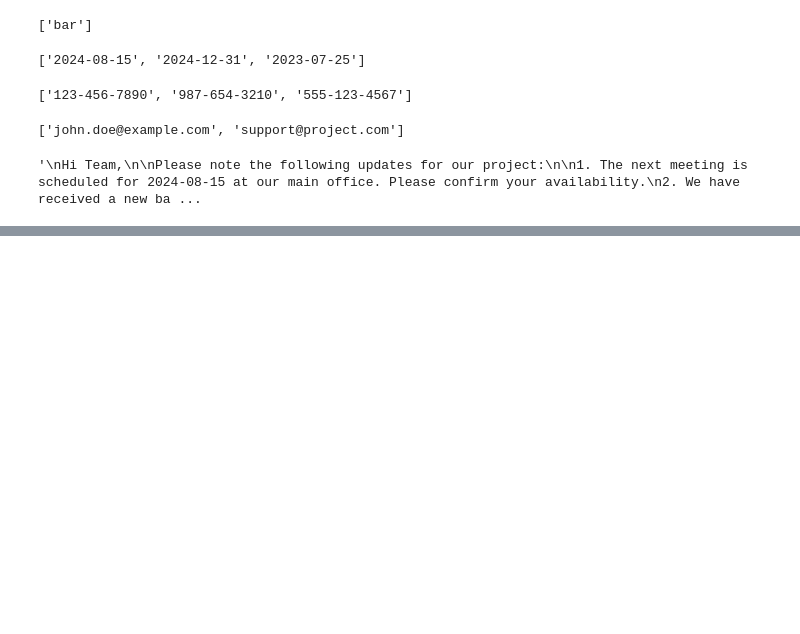
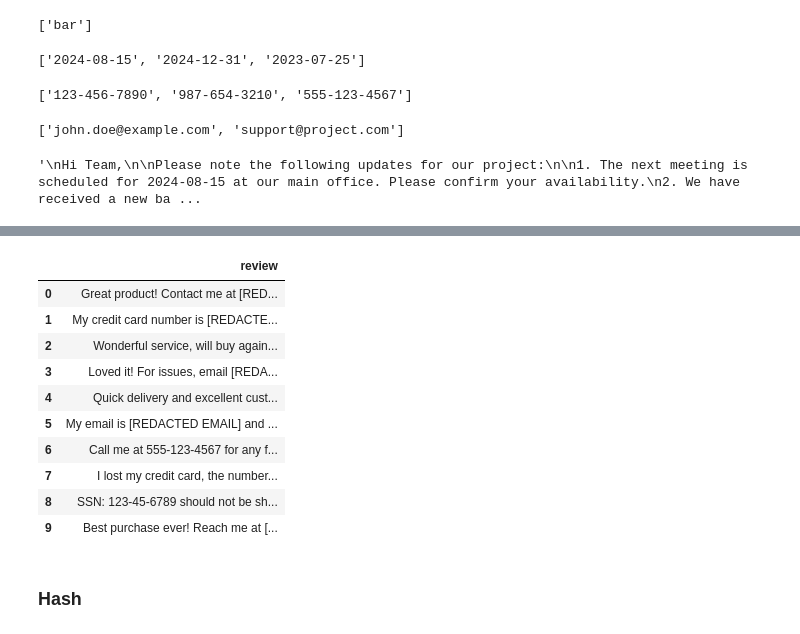
Before and after one commit to gmast-17/techcatalyst-de-GM, a Jupyter notebook: activities/week6/GREP/regex_activity.ipynb, the cells around one changed output, grey strips where cells are left out. Saved outputs shown, nothing was run; the diff lists cells and outputs as text; code cells hidden in the pictures; blank space fills up the shorter version.

```diff
--- a/activities/week6/GREP/regex_activity.ipynb
+++ b/activities/week6/GREP/regex_activity.ipynb
@@ -333,0 +385,16 @@ replaced
+# %%
+# cc
+df['review'] = df['review'].str.replace(r"\d{4}-\d{4}-\d{4}-\d{4}", "[REDACTED CC]", regex = True)
+df
+# %% [output]
+|  | review |
+| 0 | Great product! Contact me at [RED... |
+| 1 | My credit card number is [REDACTE... |
+| 2 | Wonderful service, will buy again... |
+| 3 | Loved it! For issues, email [REDA... |
+| 4 | Quick delivery and excellent cust... |
+| 5 | My email is [REDACTED EMAIL] and ... |
+| 6 | Call me at 555-123-4567 for any f... |
+| 7 | I lost my credit card, the number... |
+| 8 | SSN: 123-45-6789 should not be sh... |
+| 9 | Best purchase ever! Reach me at [... |
@@ -333,0 +403,2 @@ replaced
+# %% [markdown]
+### Hash
```
Also changed, not shown: parts of 11 cells of this notebook, 1 other file.
